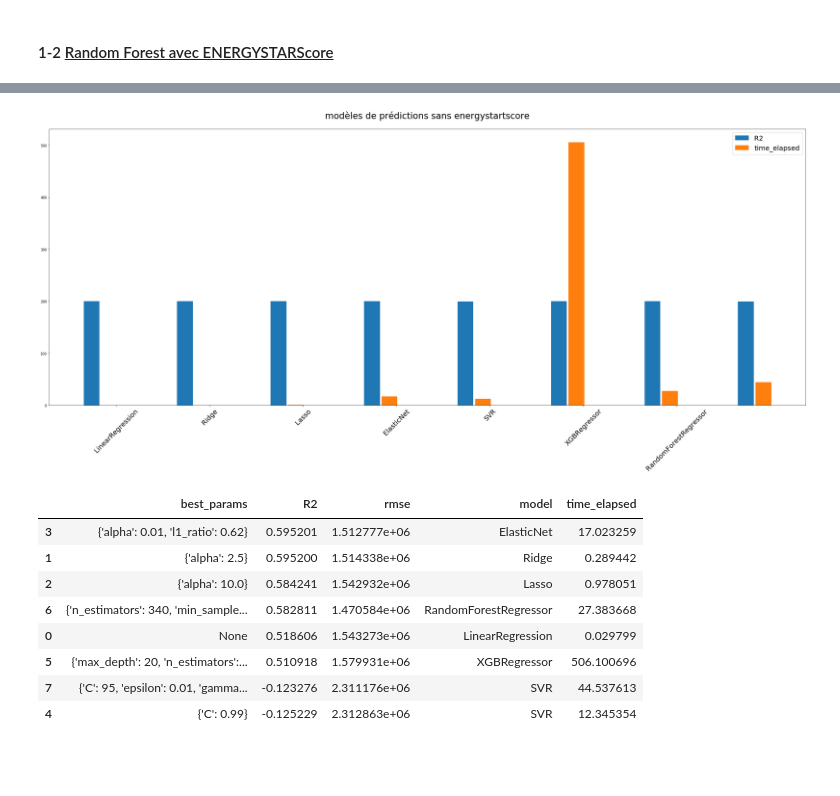
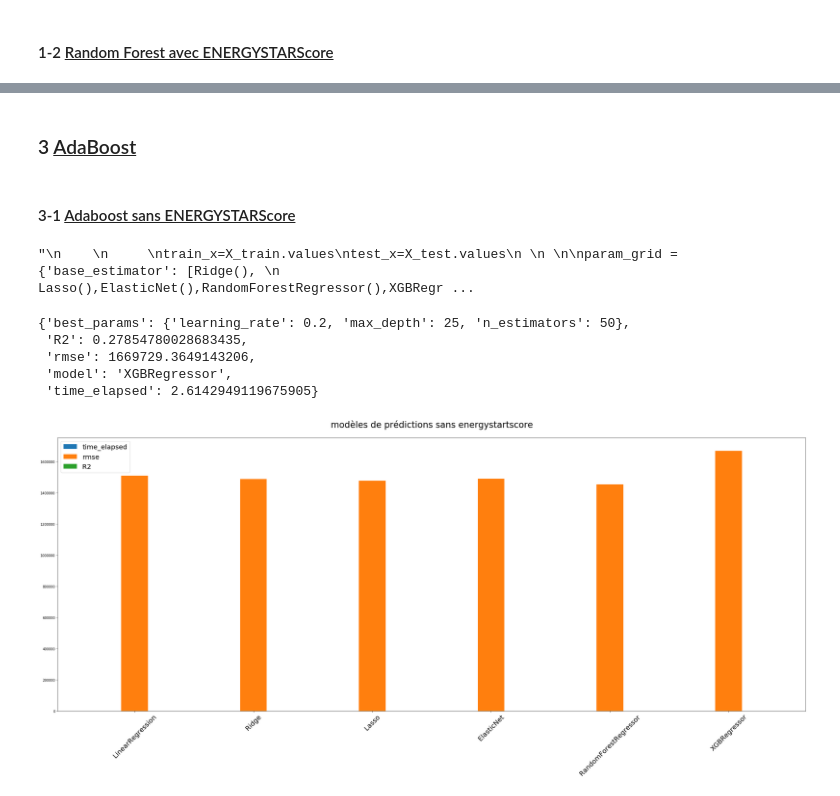
Before and after one commit to hoochycoochie/p4ml, a Jupyter notebook: DIOP_Amadou_3_notebook_prediction_082022.ipynb, the cells around one changed output, grey strips where cells are left out. Saved outputs shown, nothing was run; the diff lists cells and outputs as text; code cells hidden in the pictures; blank space fills up the shorter version.

```diff
--- a/DIOP_Amadou_3_notebook_prediction_082022.ipynb
+++ b/DIOP_Amadou_3_notebook_prediction_082022.ipynb
@@ -493,0 +405,20 @@ df_result.sort_values(by='R2',ascending=False)
+# %%
+
+train_x=X_train.values
+test_x=X_test.values
+
+'''
+param_grid = {
+    'learning_rate':np.arange(0.1,1,0.1),
+    'n_estimators':  np.arange(50, 110, 10),  #nombre d'arbres de décision 50
+              'max_depth': np.arange(20, 50, 5)} #nombre maximum de niveaux dans chaque arbre de décision 20
+# define the model/ estimator
+'''
+
+param_grid={'learning_rate':[ 0.2], 'max_depth': [25], 'n_estimators': [50]}
+model = XGBRegressor(random_state=42)
+result=utils.grid_search_cv_func(df,target_col,feature_cols,param_grid,scoring,model,test_size,random_state,cv,train_x,test_x,train_y,test_y)
+
+
+df_result=df_result.append(result,ignore_index = True)
+df_result
@@ -494,32 +468,57 @@ df_result.sort_values(by='R2',ascending=False)
+# %% [markdown]
+### 3 <u>AdaBoost</u>
+# %% [markdown]
+#### 3-1 <u>Adaboost sans ENERGYSTARScore </u>
+# %%
+'''
+
+
+train_x=X_train.values
+test_x=X_test.values
+
+
+
+param_grid = {'base_estimator': [Ridge(),
+                                  Lasso(),ElasticNet(),RandomForestRegressor(),XGBRegressor()],
+            # 'learning_rate': [0.001, 0.01, 0.1, 1.0],
+             #'n_estimators': [50, 100, 150, 200]
+             }
+model = AdaBoostRegressor(random_state=random_state)
+result=utils.grid_search_cv_func(df,target_col,feature_cols,param_grid,scoring,model,test_size,random_state,cv,train_x,test_x,train_y,test_y)
+
+
+df_result=df_result.append(result,ignore_index = True)
+df_result
+'''
+# %% [output]
+"\n    \n     \ntrain_x=X_train.values\ntest_x=X_test.values\n \n \n\nparam_grid = {'base_estimator': [Ridge(), \n                                  Lasso(),ElasticNet(),RandomForestRegressor(),XGBRegr ...
+# %%
+result
+# %% [output]
+{'best_params': {'learning_rate': 0.2, 'max_depth': 25, 'n_estimators': 50},
+ 'R2': 0.27854780028683435,
+ 'rmse': 1669729.3649143206,
+ 'model': 'XGBRegressor',
+ 'time_elapsed': 2.6142949119675905}
 # %%
 from sklearn.preprocessing import StandardScaler
 Labels=df_result['model'].unique().tolist()
 
 
 numeric_cols=['R2','rmse','time_elapsed']
 fig, ax = plt.subplots(figsize=(40,15))
 data_plot=df_result.copy()
 data_plot['R2']=data_plot['R2']+200
 data_plot['rmse']=data_plot['rmse']+200
 
-utils.bar_plot(ax,data_plot[['R2','time_elapsed']], total_width=1.5, single_width=0.9)
+utils.bar_plot(ax,data_plot[['time_elapsed','rmse','R2']], total_width=1.5, single_width=0.9)
 plt.xticks(range(len(Labels)), Labels, fontsize=20, rotation=45)
 
 ttl = plt.title("modèles de prédictions sans energystartscore", fontsize=26)
 ttl.set_position([.5, 1.03])
 plt.show()
-df_result.sort_values(ascending=False,by='R2')
 # %% [output]
-[figure, old version]
+[figure, new version]
-|  | best_params | R2 | rmse | model | time_elapsed |
-| 3 | {'alpha': 0.01, 'l1_ratio': 0.62} | 0.595201 | 1.512777e+06 | ElasticNet | 17.023259 |
-| 1 | {'alpha': 2.5} | 0.595200 | 1.514338e+06 | Ridge | 0.289442 |
-| 2 | {'alpha': 10.0} | 0.584241 | 1.542932e+06 | Lasso | 0.978051 |
-| 6 | {'n_estimators': 340, 'min_sample... | 0.582811 | 1.470584e+06 | RandomForestRegressor | 27.383668 |
-| 0 | None | 0.518606 | 1.543273e+06 | LinearRegression | 0.029799 |
-| 5 | {'max_depth': 20, 'n_estimators':... | 0.510918 | 1.579931e+06 | XGBRegressor | 506.100696 |
-| 7 | {'C': 95, 'epsilon': 0.01, 'gamma... | -0.123276 | 2.311176e+06 | SVR | 44.537613 |
-| 4 | {'C': 0.99} | -0.125229 | 2.312863e+06 | SVR | 12.345354 |
 # %%
 from sklearn.preprocessing import StandardScaler
 Labels=df_result_with_energy_star_score['model'].unique().tolist()
```
Also changed, not shown: parts of 43 cells of this notebook, 1 other file.
